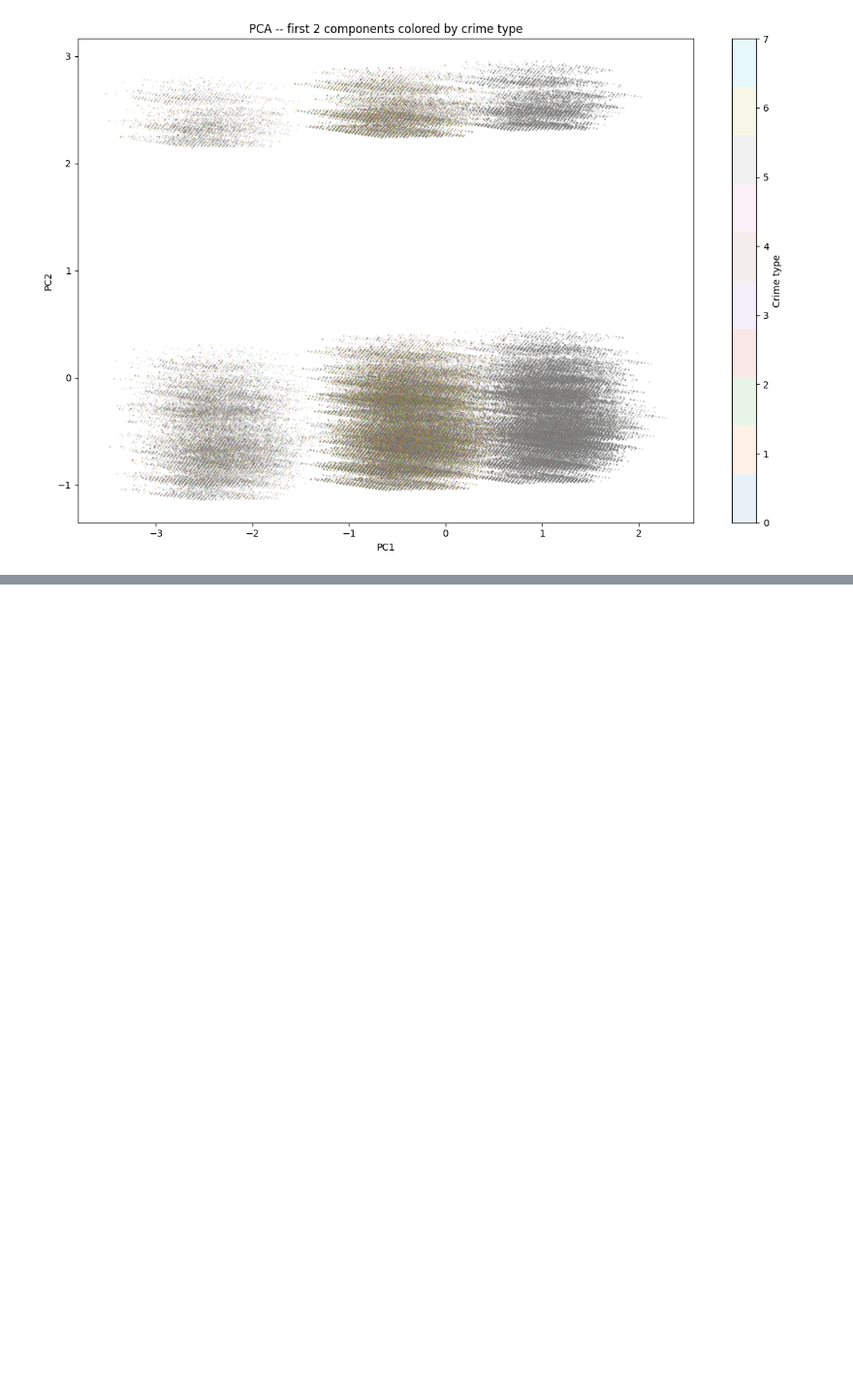
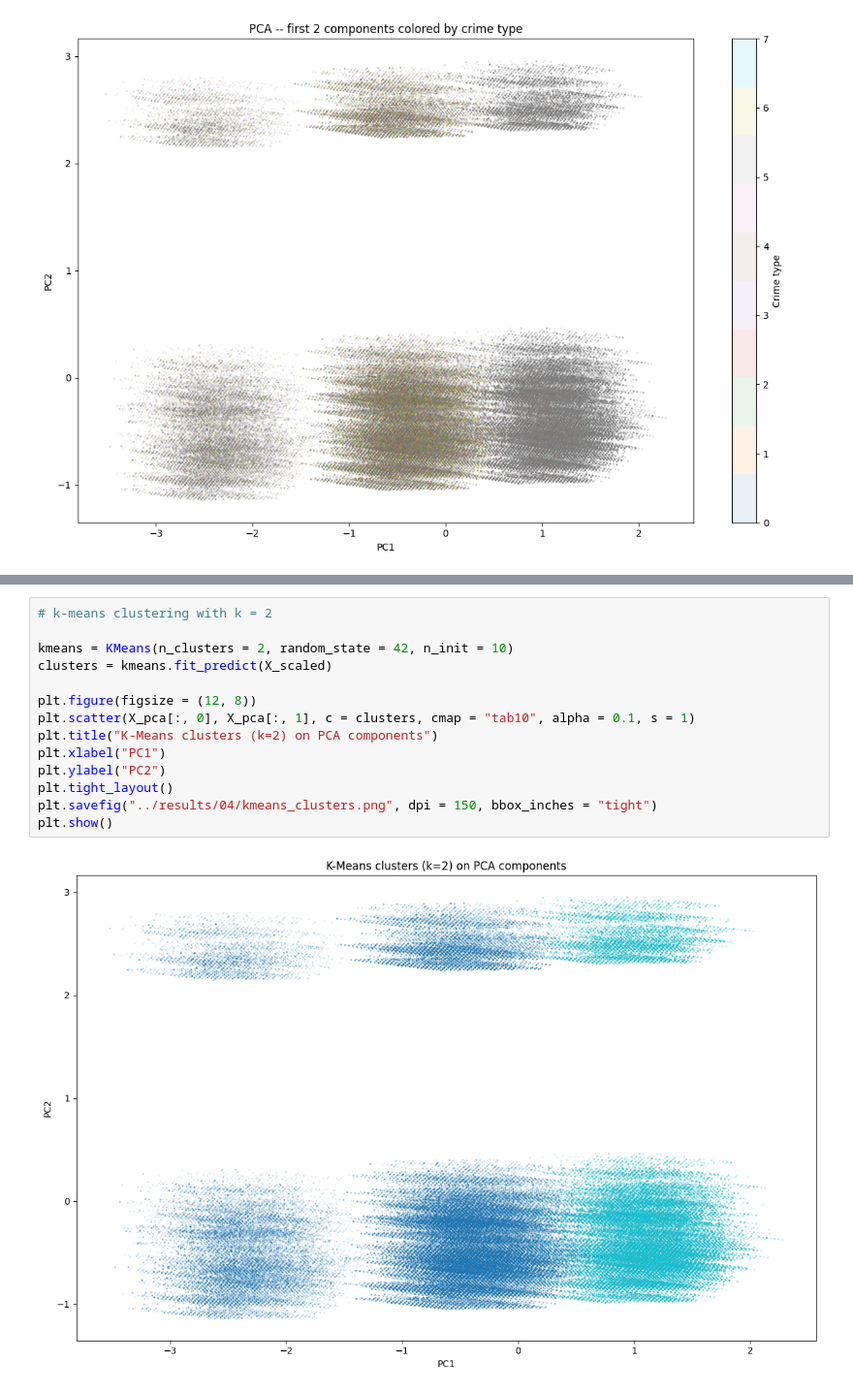
Before and after one commit to viswakaruturi/tucson-crime-insights, a Jupyter notebook: notebooks/04_clustering_pca.ipynb, the cells around one changed output, grey strips where cells are left out. Shown at 97% size. Saved outputs shown, nothing was run; the diff lists cells and outputs as text; blank space fills up the shorter version.

```diff
--- a/notebooks/04_clustering_pca.ipynb
+++ b/notebooks/04_clustering_pca.ipynb
@@ -104,3 +104,19 @@ plt.savefig("../results/04/kmeans_elbow.png", dpi = 150, bbox_inches = "tight")
 plt.show()
 # %% [output]
 [figure]
+# %%
+# k-means clustering with k = 2
+
+kmeans = KMeans(n_clusters = 2, random_state = 42, n_init = 10)
+clusters = kmeans.fit_predict(X_scaled)
+
+plt.figure(figsize = (12, 8))
+plt.scatter(X_pca[:, 0], X_pca[:, 1], c = clusters, cmap = "tab10", alpha = 0.1, s = 1)
+plt.title("K-Means clusters (k=2) on PCA components")
+plt.xlabel("PC1")
+plt.ylabel("PC2")
+plt.tight_layout()
+plt.savefig("../results/04/kmeans_clusters.png", dpi = 150, bbox_inches = "tight")
+plt.show()
+# %% [output]
+[figure, added]
```
Also changed, not shown: parts of 4 cells of this notebook, 10 other files.
